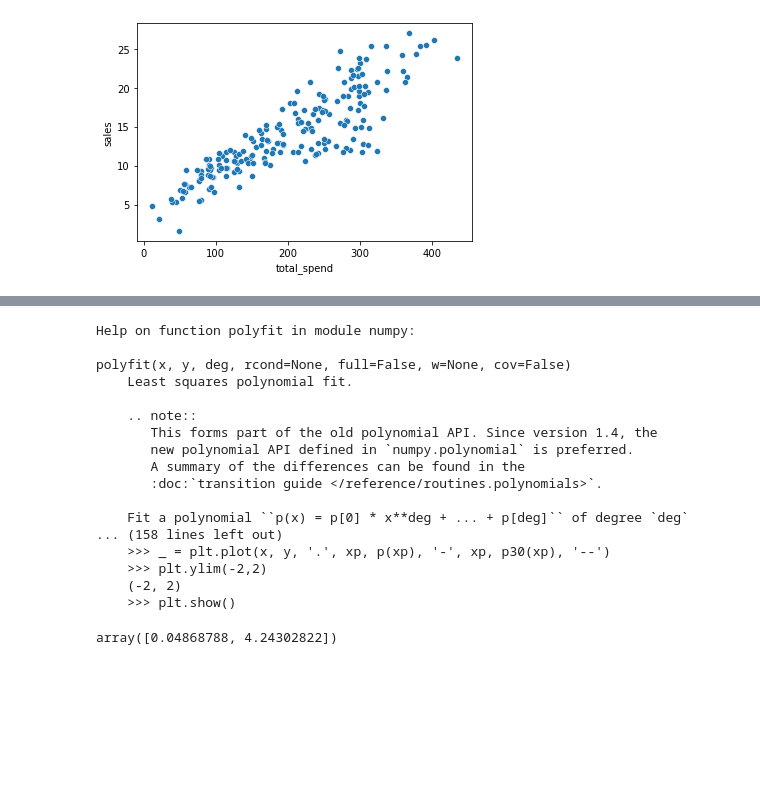
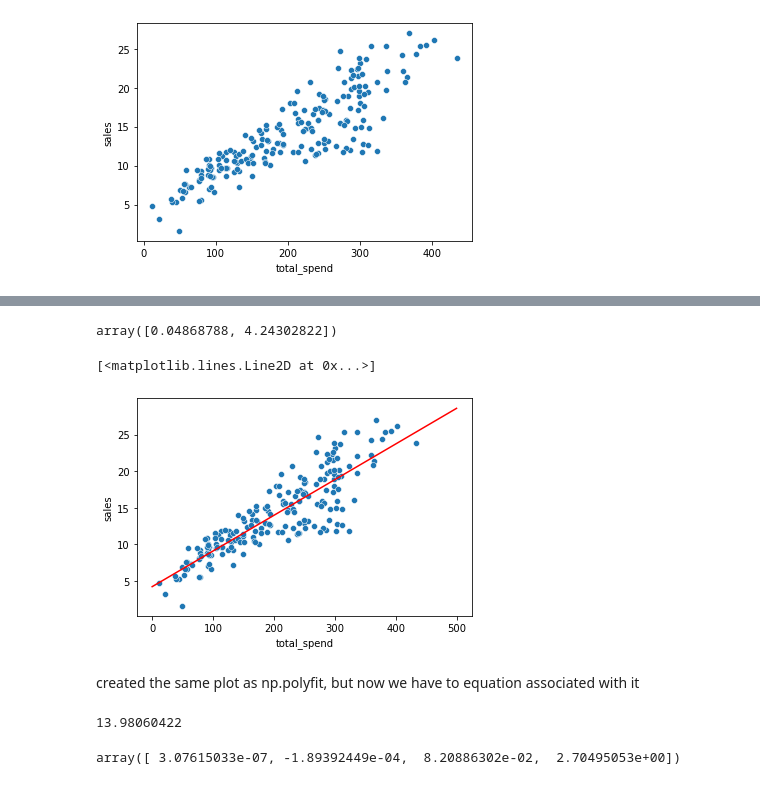
Before and after one commit to curator8/friendly_machine_learning_algo, a Jupyter notebook: linear_regression/simple_linear_regression.ipynb, the cells around one changed output, grey strips where cells are left out. Cells and saved outputs as stored; diff of their text form; code cells hidden in the pictures; blank space fills up the shorter version.

Commit message:
updated the linear regression folderr
added simple and multiple linear regression examples with corresponding metrics to help evaluate performance of model

```diff
--- a/linear_regression/linear-regression.ipynb
+++ b/linear_regression/simple_linear_regression.ipynb
@@ -138,25 +138,7 @@ y = df['sales'] # target output
 
 # y = mx + b
 # y = B1x + B0
-help(np.polyfit)
+# help(np.polyfit)
-# %% [output]
-Help on function polyfit in module numpy:
-
-polyfit(x, y, deg, rcond=None, full=False, w=None, cov=False)
-    Least squares polynomial fit.
-
-    .. note::
-       This forms part of the old polynomial API. Since version 1.4, the
-       new polynomial API defined in `numpy.polynomial` is preferred.
-       A summary of the differences can be found in the
-       :doc:`transition guide </reference/routines.polynomials>`.
-
-    Fit a polynomial ``p(x) = p[0] * x**deg + ... + p[deg]`` of degree `deg`
-... (158 lines left out)
-    >>> _ = plt.plot(x, y, '.', xp, p(xp), '-', xp, p30(xp), '--')
-    >>> plt.ylim(-2,2)
-    (-2, 2)
-    >>> plt.show()
 # %%
 # position 0 is B1 and positin 1 is B0
 np.polyfit(X, y, deg = 1)
@@ -166,4 +148,12 @@ array([0.04868788, 4.24302822])
 # theoreticl potential spend in advertising
 potential_spend = np.linspace(0, 500, 100)
 # %%
-predicted+
+predicted_sales= 0.04868788* potential_spend + 4.24302822
+# %%
+sns.scatterplot(x = 'total_spend', y = 'sales', data = df)
+plt.plot(potential_spend, predicted_sales, color = 'red')
+# %% [output]
+[<matplotlib.lines.Line2D at 0x...>]
+[figure, added]
+# %% [markdown]
+created the same plot as np.polyfit, but now we have to equation associated with it
@@ -169,0 +163,14 @@ predicted+
+# %%
+predicted_sales
+# %% [output]
+13.98060422
+# %%
+# for higher degrees
+
+np.polyfit(X, y, 3)
+
+# y = B3*x**3 + B2*x**2 + B1x + B0
+# if there is less information, no real relationship, for high order betas
+# the beta coefficient are going to get small.
+# %% [output]
+array([ 3.07615033e-07, -1.89392449e-04,  8.20886302e-02,  2.70495053e+00])
```
Also changed, not shown: parts of 3 cells of this notebook, 1 other file.
